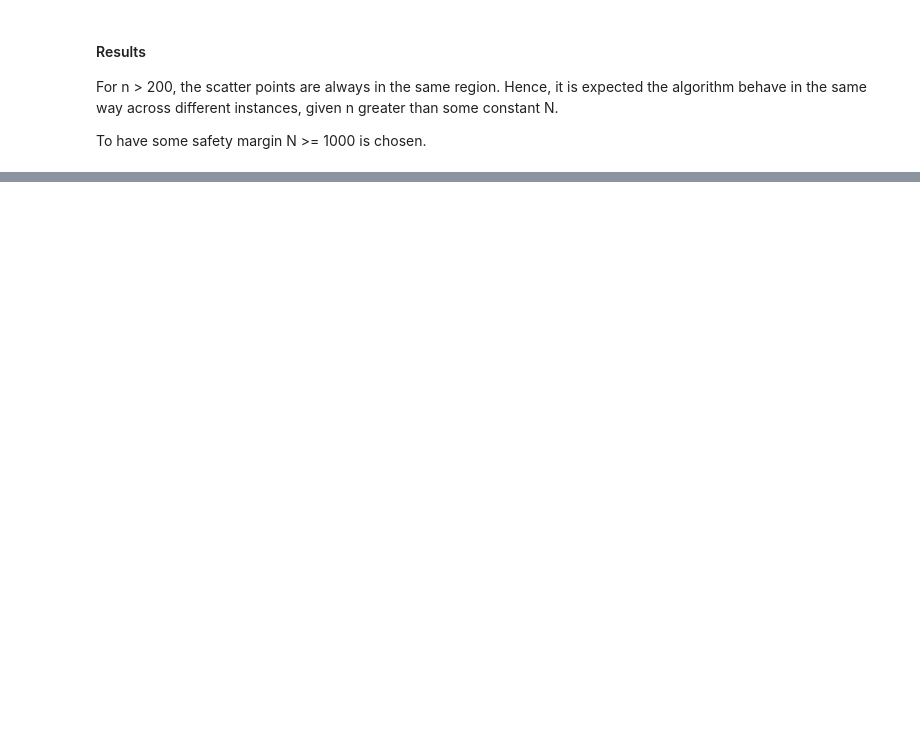
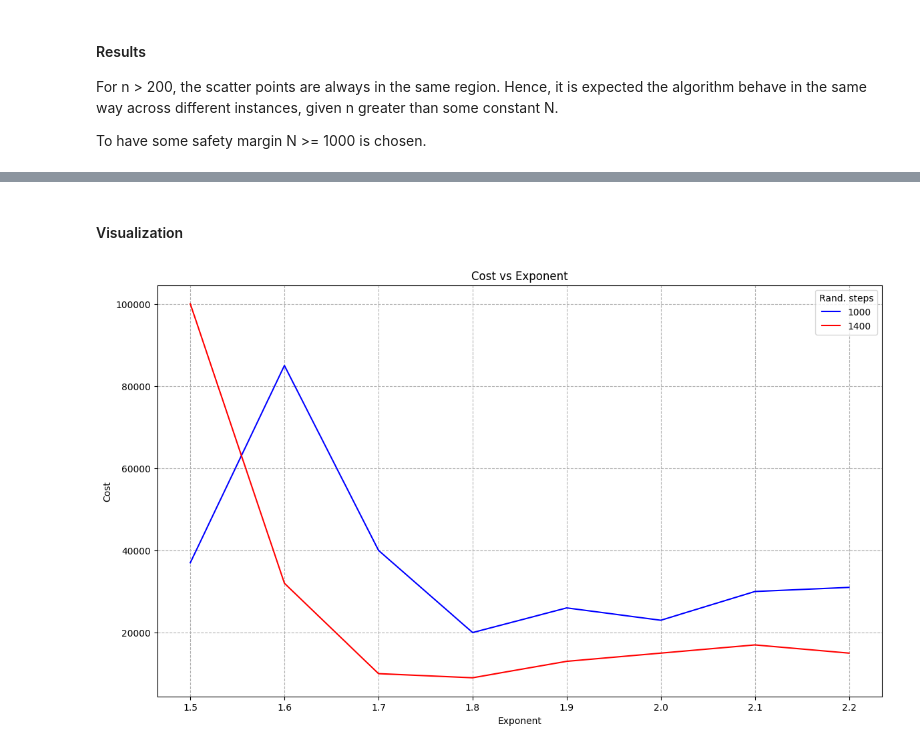
Before and after one commit to MicheleCazzola/CI2024_lab3, a Jupyter notebook: n-puzzle.ipynb, the cells around one changed output, grey strips where cells are left out. Cells and saved outputs as stored; diff of their text form; code cells hidden in the pictures; blank space fills up the shorter version.

```diff
--- a/n-puzzle.ipynb
+++ b/n-puzzle.ipynb
@@ -431,10 +445,10 @@ results = dict()
 fixed_heur = dict(zip([strategies[0]], [functions[0]]))
 exp_values = np.linspace(1.5, 2.2, num=8).tolist()[::-1]      # 0.1 step, starting from fastest
 
-rand_steps_values = [1000, 1400, 200_000]         # 1000 original value, others are maximums in the cost plot, not 1e6 due to high cost
+rand_steps_values = [1000, 1400]
 for rand_steps in rand_steps_values:
-    TRIES = 10
-    for i in range(TRIES):
+    TRIALS = 10
+    for i in range(TRIALS):
         goal = np.array([n for n in range(1, PUZZLE_DIM**2)] + [0]).reshape((PUZZLE_DIM, PUZZLE_DIM))
         content = init_state(goal, randomize_steps=rand_steps)
         print(f"Instance {i}")
@@ -461,6 +477,22 @@ efficiencies
 # %%
 costs = {rand_steps: [val["cost"] for val in avg_results_steps.values()] for (rand_steps, avg_results_steps) in avg_results.items()}
 costs
+# %% [markdown]
+#### Visualization
+# %%
+plt.figure("cost vs. exp", figsize=(14,8))
+colors = ["b", "r", "orange"]
+for ((rand_steps, cost_steps), color) in zip(costs.items(), colors):
+    plt.plot(exp_values, cost_steps, label=f"{rand_steps}", color=color)
+plt.legend(title="Rand. steps")
+plt.title("Cost vs Exponent")
+plt.xlabel("Exponent")
+plt.ylabel("Cost")
+plt.grid(linestyle="--")
+
+plt.show()
+# %% [output]
+[figure, added]
 # %%
 plt.figure("eff vs. exp", figsize=(14,8))
 colors = ["b", "r", "orange"]
```
Also changed, not shown: parts of 54 cells of this notebook, 13 other files.
